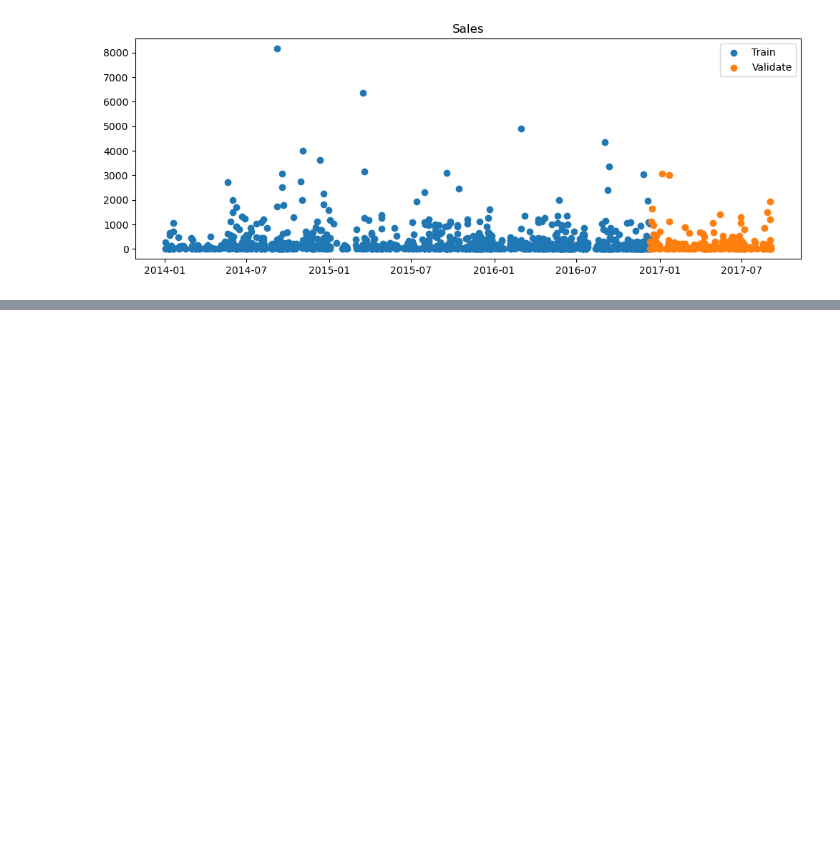
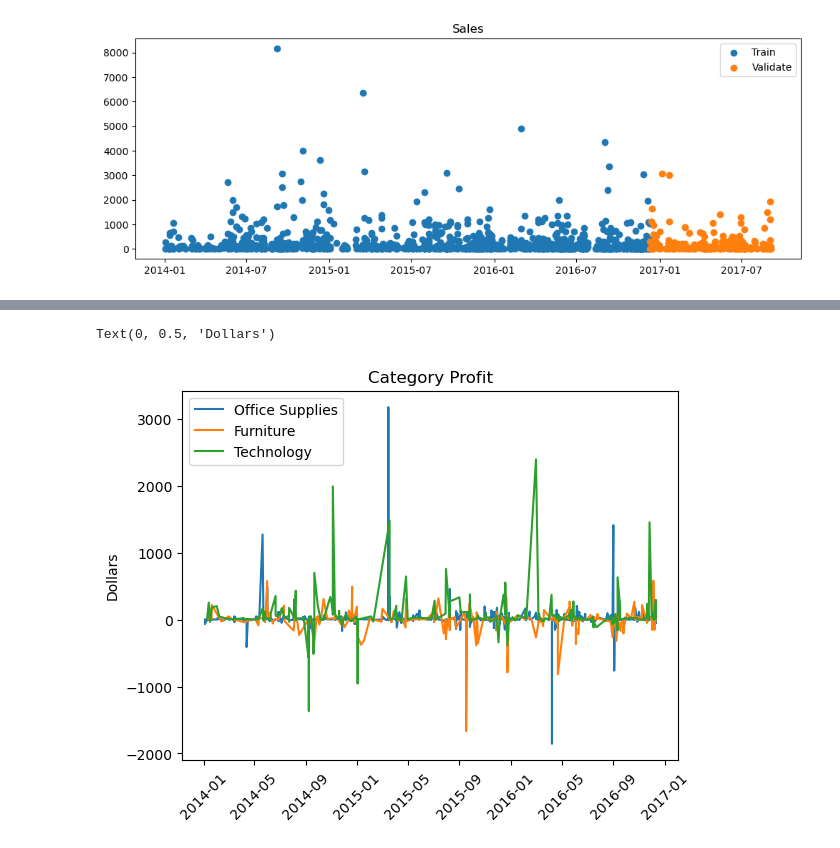
Before and after one commit to JoshuaHolt-Tech/time-series-project, a Jupyter notebook: time_series_project.ipynb, the cells around one changed output, grey strips where cells are left out. Cells and saved outputs as stored; diff of their text form; code cells hidden in the pictures; blank space fills up the shorter version.

```diff
--- a/time_series_project.ipynb
+++ b/time_series_project.ipynb
@@ -473,0 +474,11 @@ plt.xticks(rotation = 45)
+# %%
+plt.plot(train[train['Category'] == 'Office Supplies']['Profit'], label = 'Office Supplies')
+plt.plot(train[train['Category'] == 'Furniture']['Profit'], label = 'Furniture')
+plt.plot(train[train['Category'] == 'Technology']['Profit'], label = 'Technology')
+plt.xticks(rotation = 45)
+plt.legend()
+plt.title('Category Profit')
+plt.ylabel('Dollars')
+# %% [output]
+Text(0, 0.5, 'Dollars')
+[figure, added]
```
Also changed, not shown: parts of 3 cells of this notebook.
